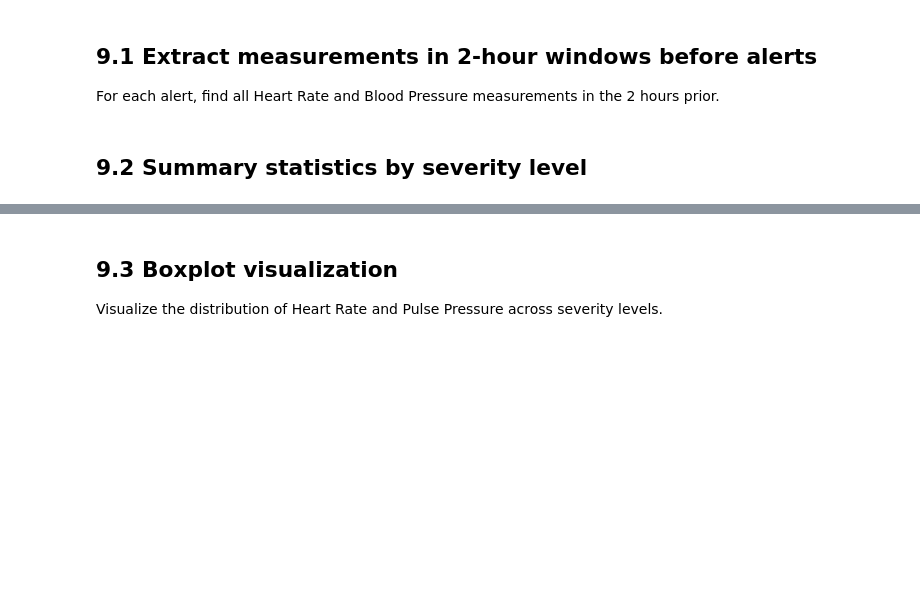
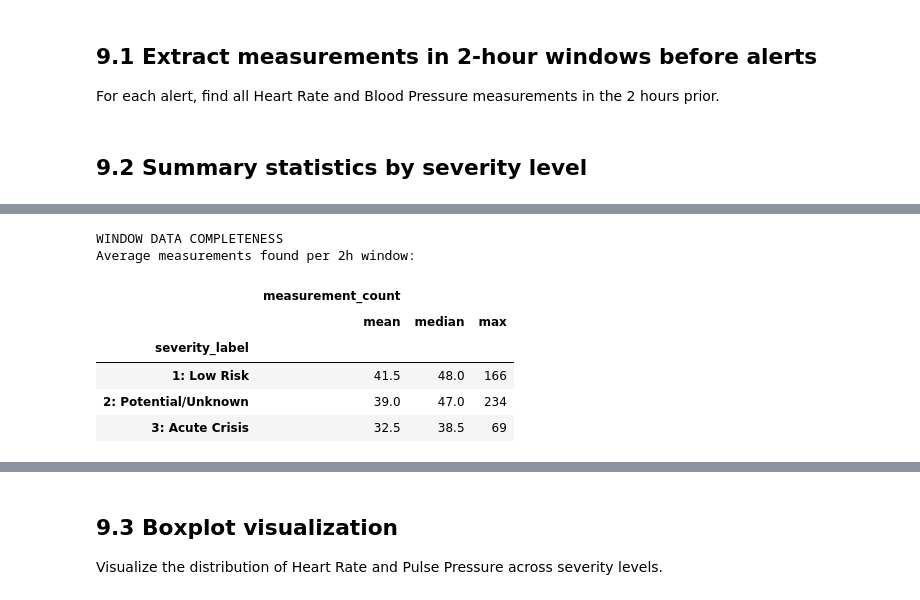
Before and after one commit to eldarmuk/AI-CVD, a Jupyter notebook: notebooks/02_comprehensive_eda.ipynb, the cells around one changed output, grey strips where cells are left out. Drawn from its saved outputs; the diff is of its cells as text; code cells hidden in the pictures; blank space fills up the shorter version.

```diff
--- a/notebooks/02_comprehensive_eda.ipynb
+++ b/notebooks/02_comprehensive_eda.ipynb
@@ -1321,0 +1331,17 @@ print(pp_stats.round(2))
+# %%
+# 5. Data Completeness Check
+print("WINDOW DATA COMPLETENESS")
+coverage = analysis_df.groupby('severity_label').agg({
+    'measurement_count': ['mean', 'median', 'max']
+})
+print("Average measurements found per 2h window:")
+coverage.round(1)
+# %% [output]
+WINDOW DATA COMPLETENESS
+Average measurements found per 2h window:
+|  | measurement_count |  |  |
+|  | mean | median | max |
+| severity_label |  |  |  |
+| 1: Low Risk | 41.5 | 48.0 | 166 |
+| 2: Potential/Unknown | 39.0 | 47.0 | 234 |
+| 3: Acute Crisis | 32.5 | 38.5 | 69 |
```
Also changed, not shown: parts of 11 cells of this notebook.
